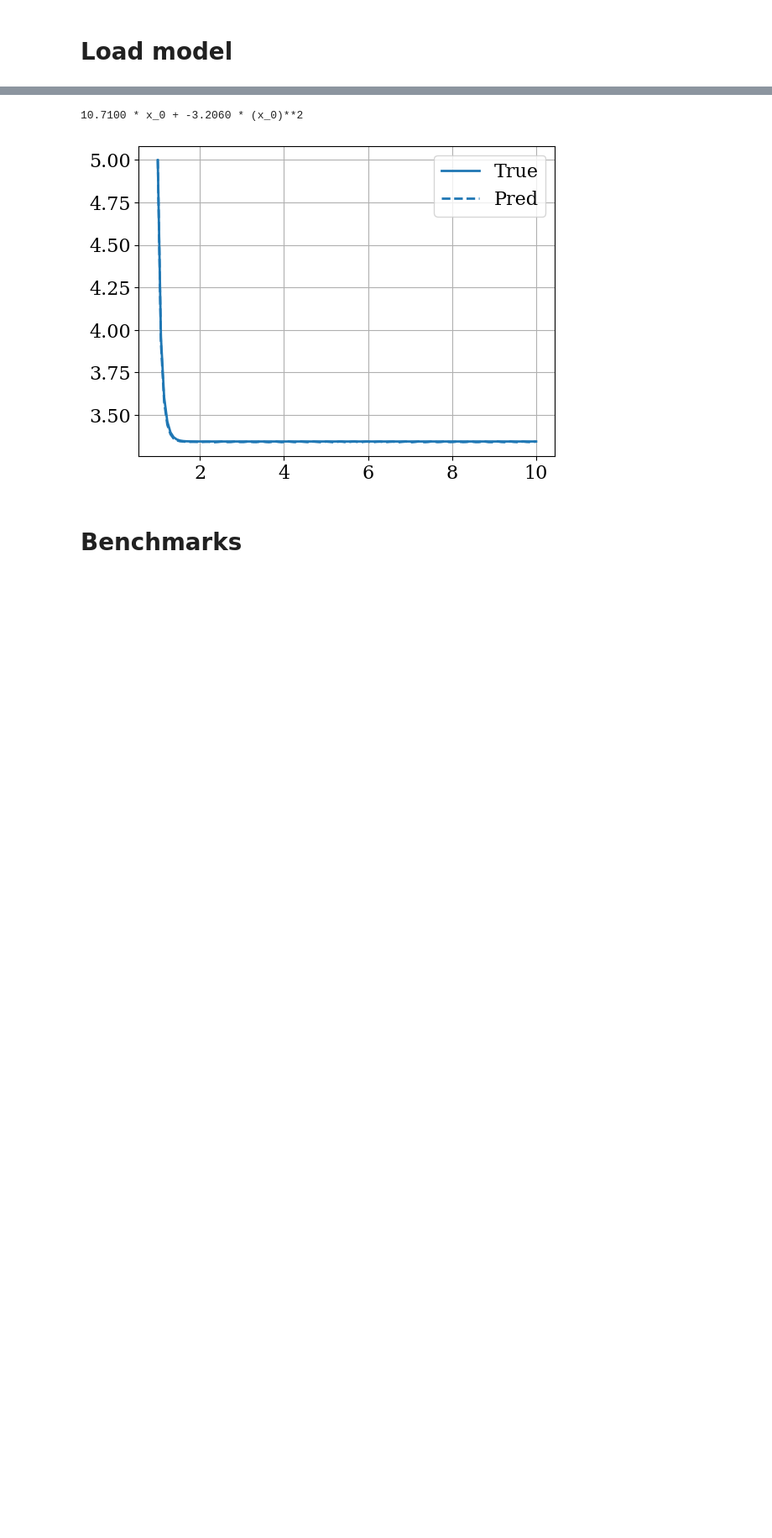
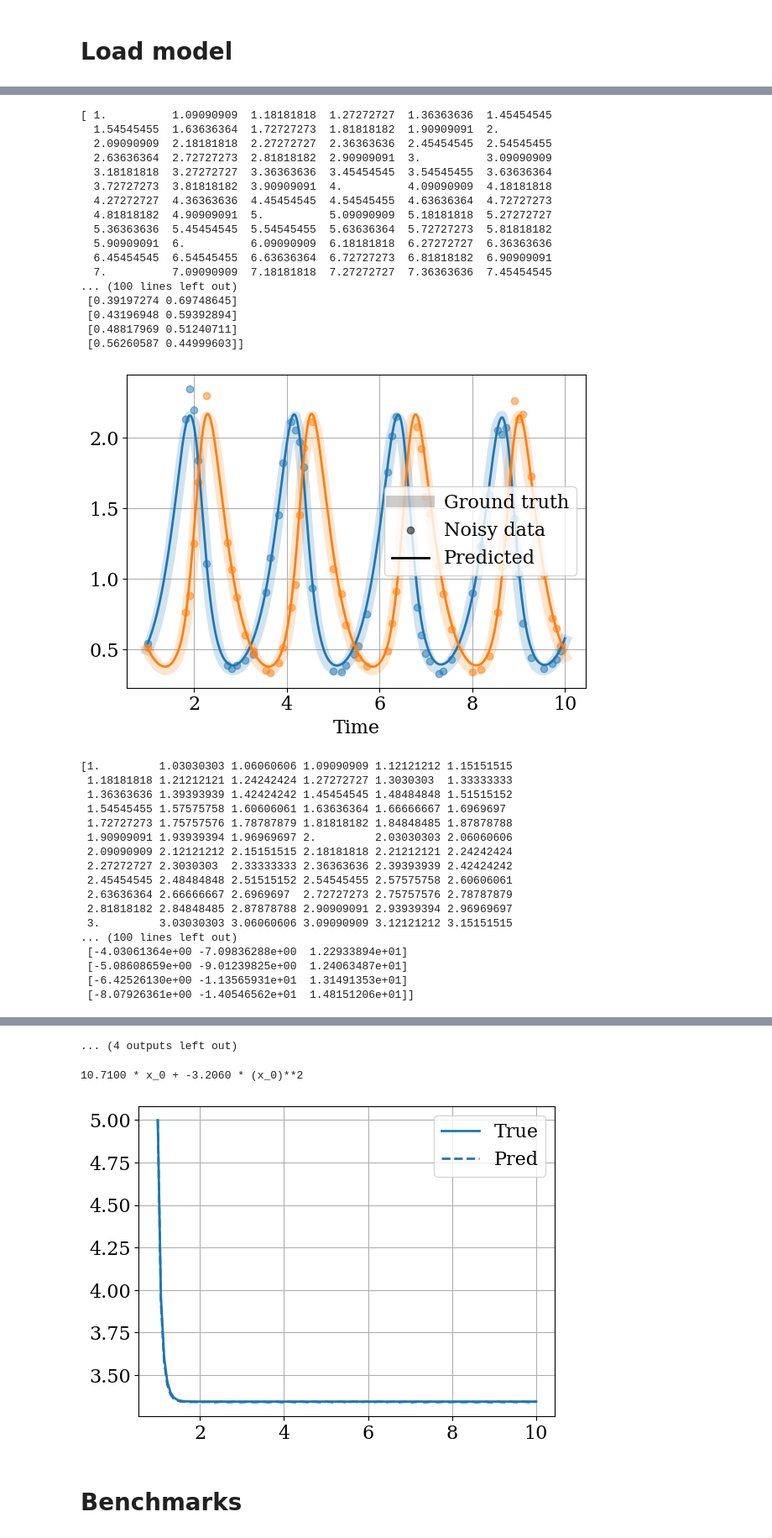
Before and after one commit to sdascoli/odeformer, a Jupyter notebook: tests.ipynb, the cells around one changed output, grey strips where cells are left out. Shown at 84% size. Saved outputs shown, nothing was run; the diff lists cells and outputs as text; code cells hidden in the pictures; blank space fills up the shorter version.

```diff
--- a/tests.ipynb
+++ b/tests.ipynb
@@ -330,5 +398,5 @@ dstr.rescale=True
 dstr.average_trajectories=False
 
 dstr.model.beam_type = 'sampling'
-dstr.model.beam_size = 20
+dstr.model.beam_size = 50
 dstr.model.beam_temperature = .1
@@ -424,0 +428,55 @@ $\displaystyle - 0.0997 x_{0} + 10.3654 \left(x_{2} - 0.1548\right)^{2}$
+# %%
+from ode_systems import *
+
+
+systems = my_ode_systems
+#systems = [lorenz_system]
+for system in systems:
+    trajectory, pred_trajectory = plot_prediction(dstr, system=system, seed=0)
+    if system == 'lorenz_system':
+        fig = plt.figure(figsize=(6,6))
+        ax = plt.axes(projection='3d')
+        ax.plot(trajectory[:,0], trajectory[:,1], trajectory[:,2], label="Ground truth")
+        ax.plot(pred_trajectory[:,0], pred_trajectory[:,1], pred_trajectory[:,2], label="Prediction")
+        ax.set_xlabel('x')
+        ax.set_ylabel('y')
+        ax.set_zlabel('z')
+        plt.legend()
+        plt.tight_layout()
+        #plt.savefig(savedir+'lorenz_traj.pdf')
+# %% [output]
+[ 1.          1.09090909  1.18181818  1.27272727  1.36363636  1.45454545
+  1.54545455  1.63636364  1.72727273  1.81818182  1.90909091  2.
+  2.09090909  2.18181818  2.27272727  2.36363636  2.45454545  2.54545455
+  2.63636364  2.72727273  2.81818182  2.90909091  3.          3.09090909
+  3.18181818  3.27272727  3.36363636  3.45454545  3.54545455  3.63636364
+  3.72727273  3.81818182  3.90909091  4.          4.09090909  4.18181818
+  4.27272727  4.36363636  4.45454545  4.54545455  4.63636364  4.72727273
+  4.81818182  4.90909091  5.          5.09090909  5.18181818  5.27272727
+  5.36363636  5.45454545  5.54545455  5.63636364  5.72727273  5.81818182
+  5.90909091  6.          6.09090909  6.18181818  6.27272727  6.36363636
+  6.45454545  6.54545455  6.63636364  6.72727273  6.81818182  6.90909091
+  7.          7.09090909  7.18181818  7.27272727  7.36363636  7.45454545
+... (100 lines left out)
+ [0.39197274 0.69748645]
+ [0.43196948 0.59392894]
+ [0.48817969 0.51240711]
+ [0.56260587 0.44999603]]
+[figure, added]
+[1.         1.03030303 1.06060606 1.09090909 1.12121212 1.15151515
+ 1.18181818 1.21212121 1.24242424 1.27272727 1.3030303  1.33333333
+ 1.36363636 1.39393939 1.42424242 1.45454545 1.48484848 1.51515152
+ 1.54545455 1.57575758 1.60606061 1.63636364 1.66666667 1.6969697
+ 1.72727273 1.75757576 1.78787879 1.81818182 1.84848485 1.87878788
+ 1.90909091 1.93939394 1.96969697 2.         2.03030303 2.06060606
+ 2.09090909 2.12121212 2.15151515 2.18181818 2.21212121 2.24242424
+ 2.27272727 2.3030303  2.33333333 2.36363636 2.39393939 2.42424242
+ 2.45454545 2.48484848 2.51515152 2.54545455 2.57575758 2.60606061
+ 2.63636364 2.66666667 2.6969697  2.72727273 2.75757576 2.78787879
+ 2.81818182 2.84848485 2.87878788 2.90909091 2.93939394 2.96969697
+ 3.         3.03030303 3.06060606 3.09090909 3.12121212 3.15151515
+... (100 lines left out)
+ [-4.03061364e+00 -7.09836288e+00  1.22933894e+01]
+ [-5.08608659e+00 -9.01239825e+00  1.24063487e+01]
+ [-6.42526130e+00 -1.13565931e+01  1.31491353e+01]
+ [-8.07926361e+00 -1.40546562e+01  1.48151206e+01]]
@@ -425,3 +556,4 @@ $\displaystyle - 0.0997 x_{0} + 10.3654 \left(x_{2} - 0.1548\right)^{2}$
+... (4 outputs left out)
 # %%
 dstr.rescale=True
 a = -3
```
Also changed, not shown: parts of 10 cells of this notebook, 5 other files.
